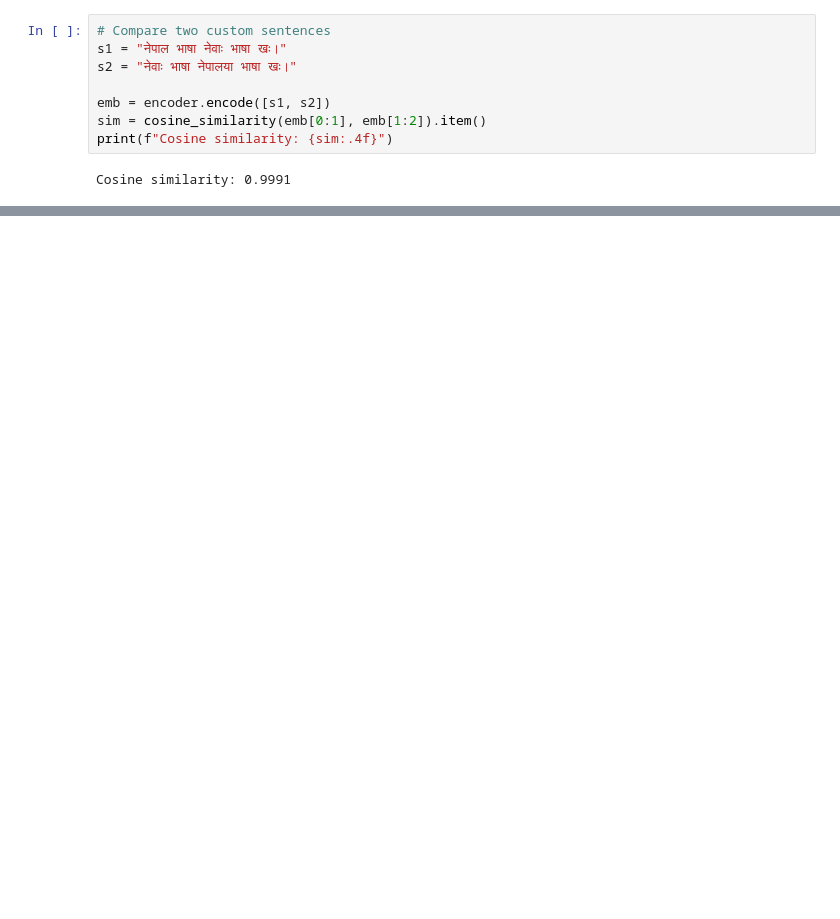
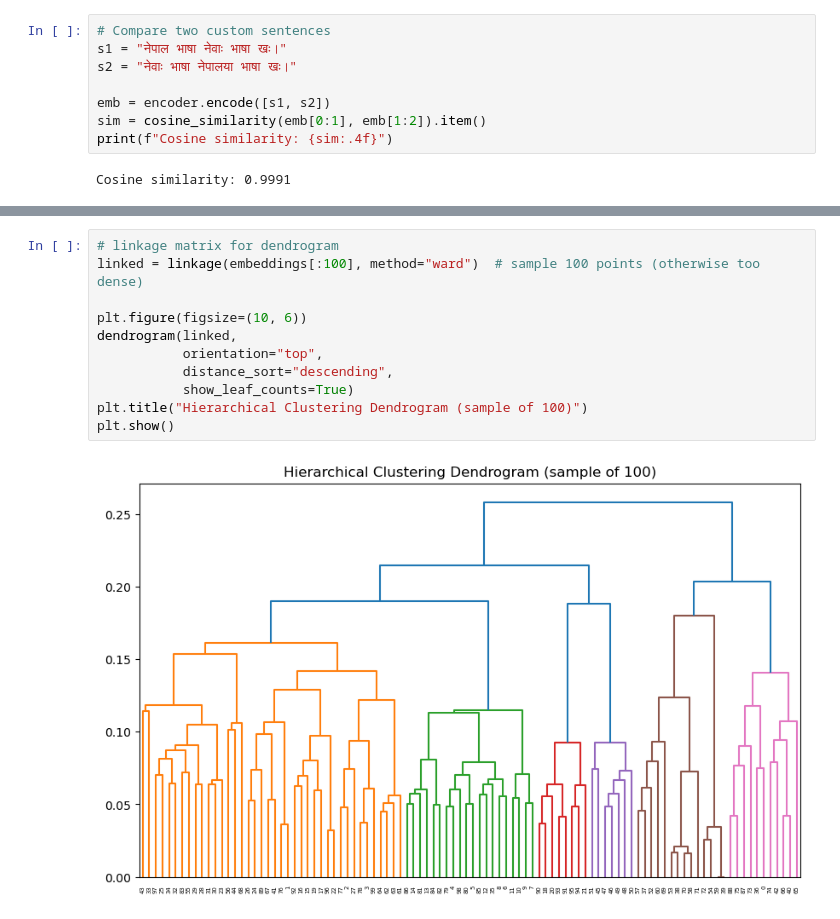
Before and after one commit to sujalbajra/IR-System-in-Nepal-Bhasa, a Jupyter notebook: sentence_similarity_demo.ipynb, the cells around one changed output, grey strips where cells are left out. Cells and saved outputs as stored; diff of their text form; blank space fills up the shorter version.

```diff
--- a/sentence_similarity_demo.ipynb
+++ b/sentence_similarity_demo.ipynb
@@ -169,0 +179,13 @@ Returning the number of logical cores instead. You can silence this warning by s
+# %%
+# linkage matrix for dendrogram
+linked = linkage(embeddings[:100], method="ward")  # sample 100 points (otherwise too dense)
+
+plt.figure(figsize=(10, 6))
+dendrogram(linked,
+           orientation="top",
+           distance_sort="descending",
+           show_leaf_counts=True)
+plt.title("Hierarchical Clustering Dendrogram (sample of 100)")
+plt.show()
+# %% [output]
+[figure, added]
```
Also changed, not shown: parts of 9 cells of this notebook.
